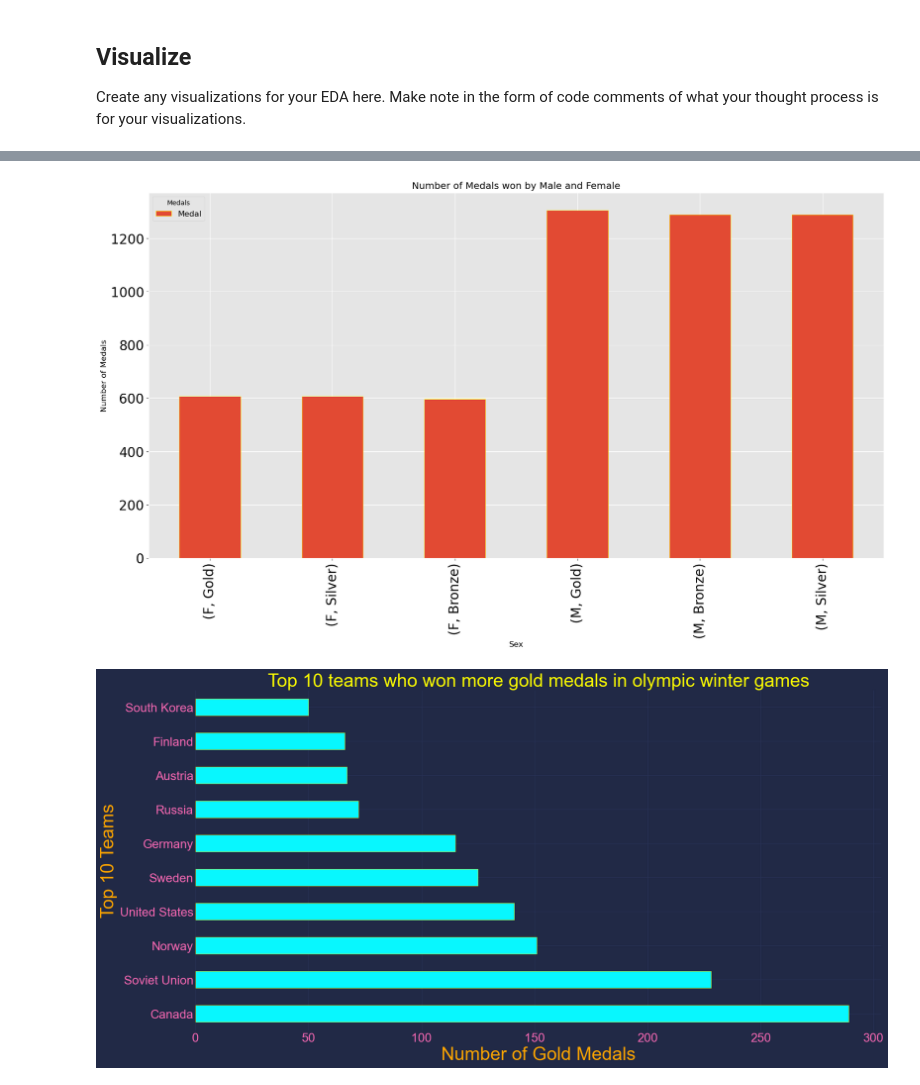
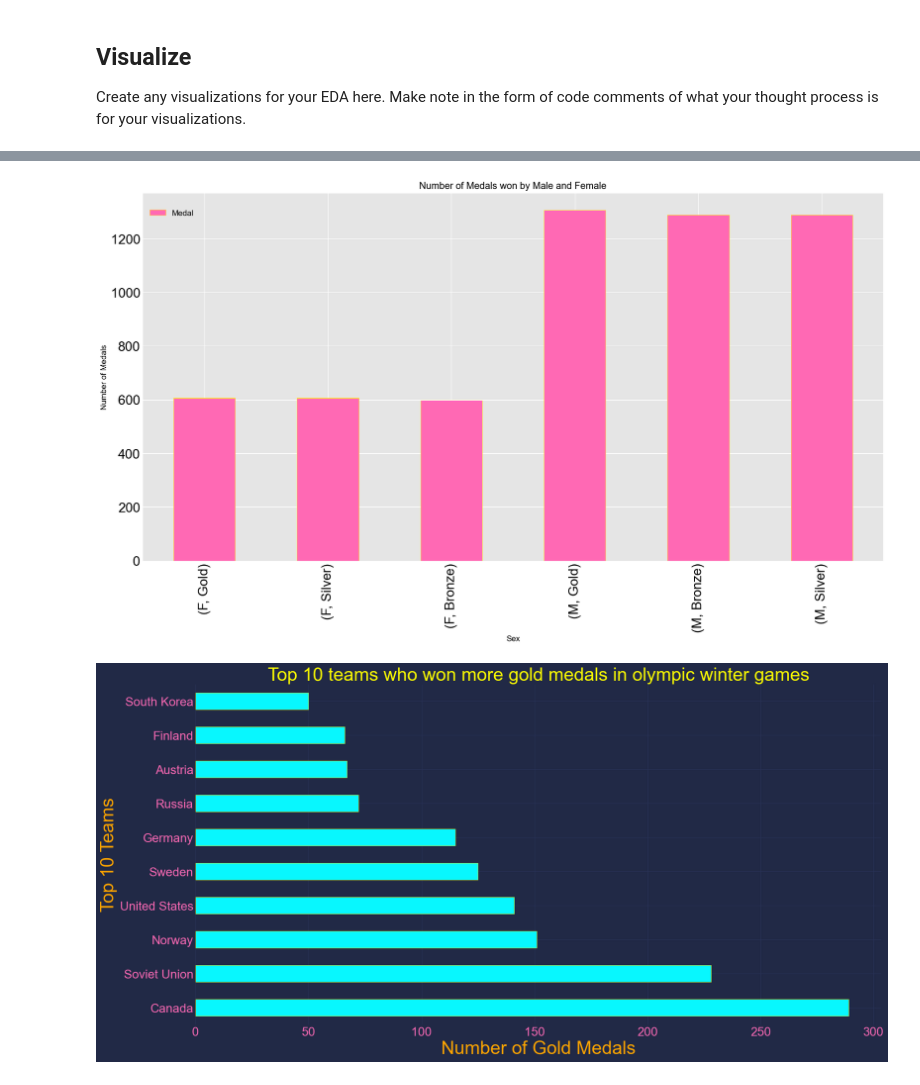
Before and after one commit to ponchitra90/eda-checkpoint, a Jupyter notebook: checkpoint-two.ipynb, the cells around one changed output, grey strips where cells are left out. Cells and saved outputs as stored; diff of their text form; code cells hidden in the pictures.

```diff
--- a/checkpoint-two.ipynb
+++ b/checkpoint-two.ipynb
@@ -330,21 +331,21 @@ plt.show()
 # %%
-
+# Plot a bar chart for the number of gold,silver and bronze medals won by male and female.
 
 df_group = winter_games_df.groupby(["Sex"])['Medal'].value_counts()
 df_group
 
-df_group.plot.bar(edgecolor = 'yellow')
+df_group.plot.bar(color='hotpink',edgecolor = 'yellow')
 plt.title('Number of Medals won by Male and Female',color = 'black')
 plt.xticks(color = 'black',size=20)
 plt.yticks(color = 'black',size=20)
 plt.xlabel('Sex',color = 'black')
 plt.ylabel('Number of Medals',color = 'black')
 plt.legend(title = 'Medals', fontsize = 12 , labelcolor='black')
-plt.savefig('bar_grouped.png')
+plt.savefig('bar_chart.png')
 
 plt.show()
 # %% [output]
-[figure, old version]
+[figure, new version]
 # %%
 # Plot a Horizontal bar chart for Top 10 teams who won more gold medals in olympic winter games.
 
```
Also changed, not shown: parts of 2 cells of this notebook, 3 other files.
